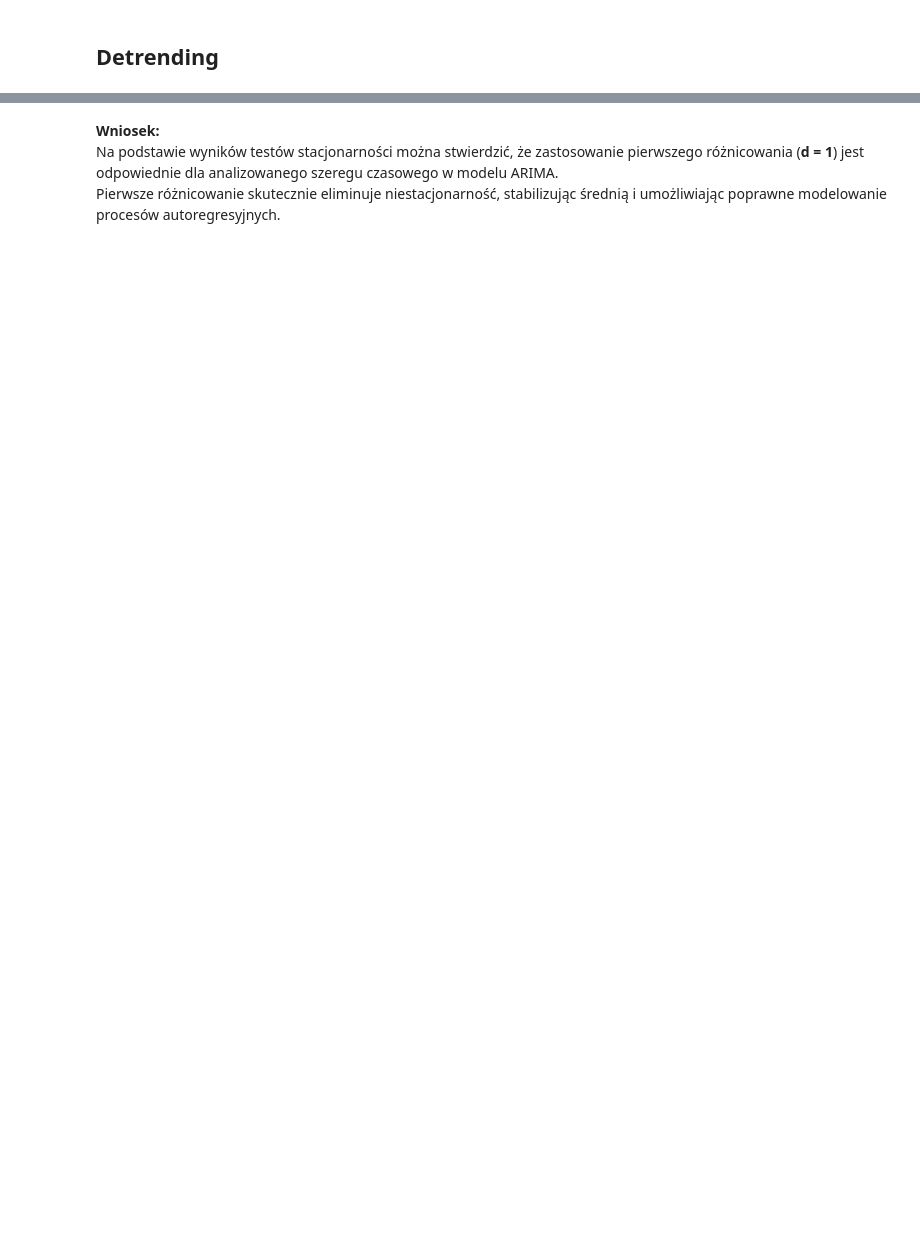
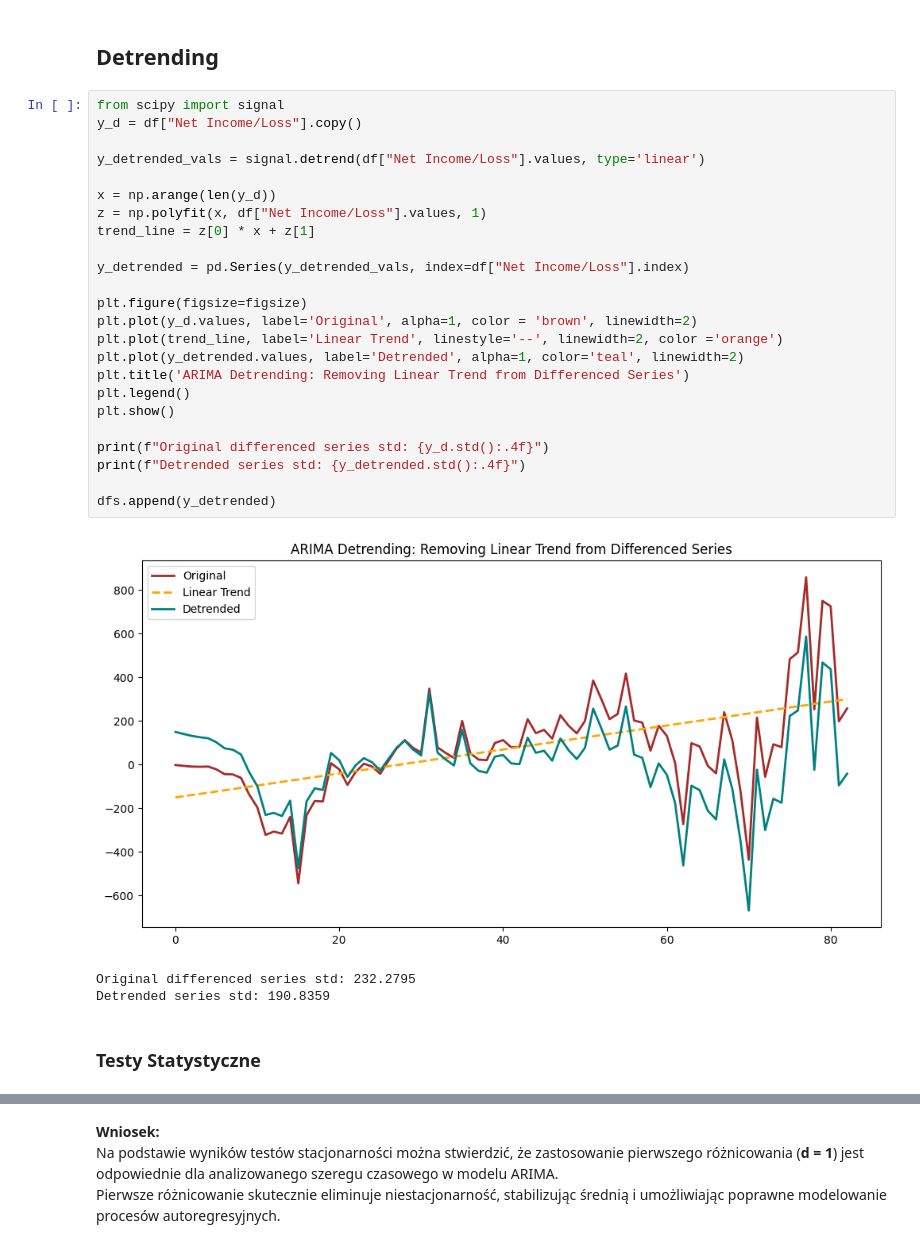
Before and after one commit to KawaMaciej/Stochastyczna, a Jupyter notebook: notebook.ipynb, the cells around one changed output, grey strips where cells are left out. Cells and saved outputs as stored; diff of their text form; blank space fills up the shorter version.

```diff
--- a/notebook.ipynb
+++ b/notebook.ipynb
@@ -130,2 +154,32 @@ plt.show()
 # %% [markdown]
 ## Detrending
+# %%
+from scipy import signal
+y_d = df["Net Income/Loss"].copy()
+
+y_detrended_vals = signal.detrend(df["Net Income/Loss"].values, type='linear')
+
+x = np.arange(len(y_d))
+z = np.polyfit(x, df["Net Income/Loss"].values, 1)
+trend_line = z[0] * x + z[1]
+
+y_detrended = pd.Series(y_detrended_vals, index=df["Net Income/Loss"].index)
+
+plt.figure(figsize=figsize)
+plt.plot(y_d.values, label='Original', alpha=1, color = 'brown', linewidth=2)
+plt.plot(trend_line, label='Linear Trend', linestyle='--', linewidth=2, color ='orange')
+plt.plot(y_detrended.values, label='Detrended', alpha=1, color='teal', linewidth=2)
+plt.title('ARIMA Detrending: Removing Linear Trend from Differenced Series')
+plt.legend()
+plt.show()
+
+print(f"Original differenced series std: {y_d.std():.4f}")
+print(f"Detrended series std: {y_detrended.std():.4f}")
+
+dfs.append(y_detrended)
+# %% [output]
+[figure, added]
+Original differenced series std: 232.2795
+Detrended series std: 190.8359
+# %% [markdown]
+### Testy Statystyczne
```
Also changed, not shown: parts of 22 cells of this notebook, 1 other file.
